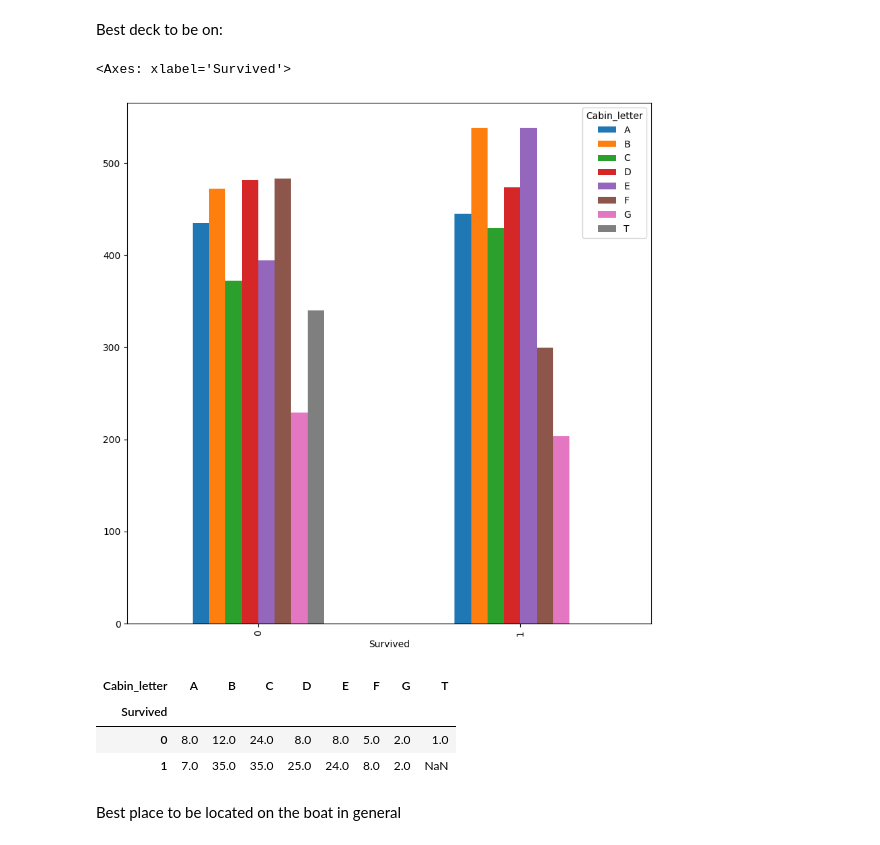
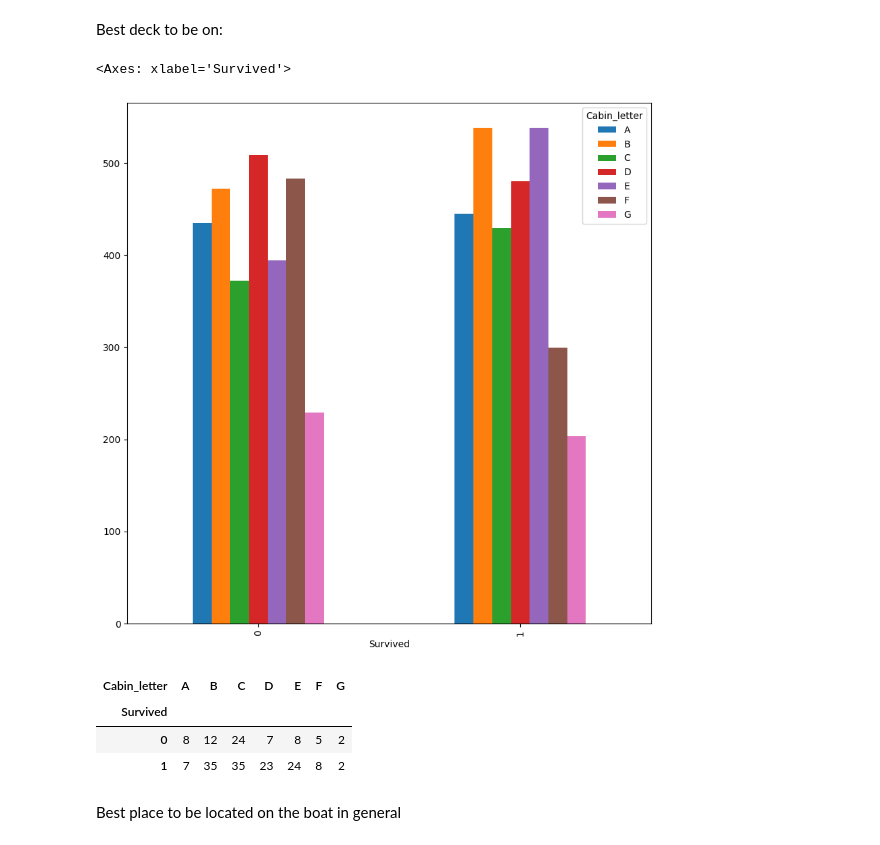
Before and after one commit to coralie-sorbet/data-science-tutorials, a Jupyter notebook: introduction-to-python/Introduction to pandas.ipynb, the cells around one changed output. Drawn from its saved outputs; the diff is of its cells as text; code cells hidden in the pictures.

```diff
--- a/introduction-to-python/Introduction to pandas.ipynb
+++ b/introduction-to-python/Introduction to pandas.ipynb
@@ -248,8 +248,8 @@ df['Cabin_number'] = df['Cabin_number'].fillna(-1).astype('int')
 # Ajouter une colonne 'parité' : 0 pour pair, 1 pour impair, et -1 pour les cabines sans numéro
 df['parité'] = df['Cabin_number'].apply(lambda x: x % 2 if x != -1 else -1)
 # %%
-grouped = df[df['parité'] != -1]
-grouped.head()
+df = df[df['parité'] != -1]
+df.head()
 # %% [output]
 |  | PassengerId | Survived | Pclass | Name | Sex | Age | SibSp | Parch | Ticket | Fare | ... |
 | 1 | 2 | 1 | 1 | Cumings, Mrs. John Bradley (Flore... | female | 38.0 | 1 | 0 | PC 17599 | 71.2833 | ... |
@@ -275,18 +275,18 @@ Best deck to be on:
 # %%
 # Extraire la partie numérique de la colonne 'Cabin' et gérer les valeurs manquantes
 df['Cabin_letter'] = df['Cabin'].str.extract('([A-Za-z])')
-Cabin_letter = df[df['Cabin_letter'] != -1]
+df = df[df['Cabin_letter'] != -1]
 # %%
-Cabin_letter.groupby(['Survived','Cabin_letter'])['PassengerId'].agg("mean").unstack().plot(kind ='bar', figsize = (10, 10))
+df.groupby(['Survived','Cabin_letter'])['PassengerId'].agg("mean").unstack().plot(kind ='bar', figsize = (10, 10))
 # %% [output]
 <Axes: xlabel='Survived'>
-[figure, old version]
+[figure, new version]
 # %%
-Cabin_letter.groupby(['Survived','Cabin_letter'])['PassengerId'].count().unstack()
+df.groupby(['Survived','Cabin_letter'])['PassengerId'].count().unstack()
 # %% [output]
-| Cabin_letter | A | B | C | D | E | F | G | T |
-| Survived |  |  |  |  |  |  |  |  |
-| 0 | 8.0 | 12.0 | 24.0 | 8.0 | 8.0 | 5.0 | 2.0 | 1.0 |
-| 1 | 7.0 | 35.0 | 35.0 | 25.0 | 24.0 | 8.0 | 2.0 | NaN |
+| Cabin_letter | A | B | C | D | E | F | G |
+| Survived |  |  |  |  |  |  |  |
+| 0 | 8 | 12 | 24 | 7 | 8 | 5 | 2 |
+| 1 | 7 | 35 | 35 | 23 | 24 | 8 | 2 |
 # %% [markdown]
 Best place to be located on the boat in general
```
Also changed, not shown: parts of 8 cells of this notebook.
